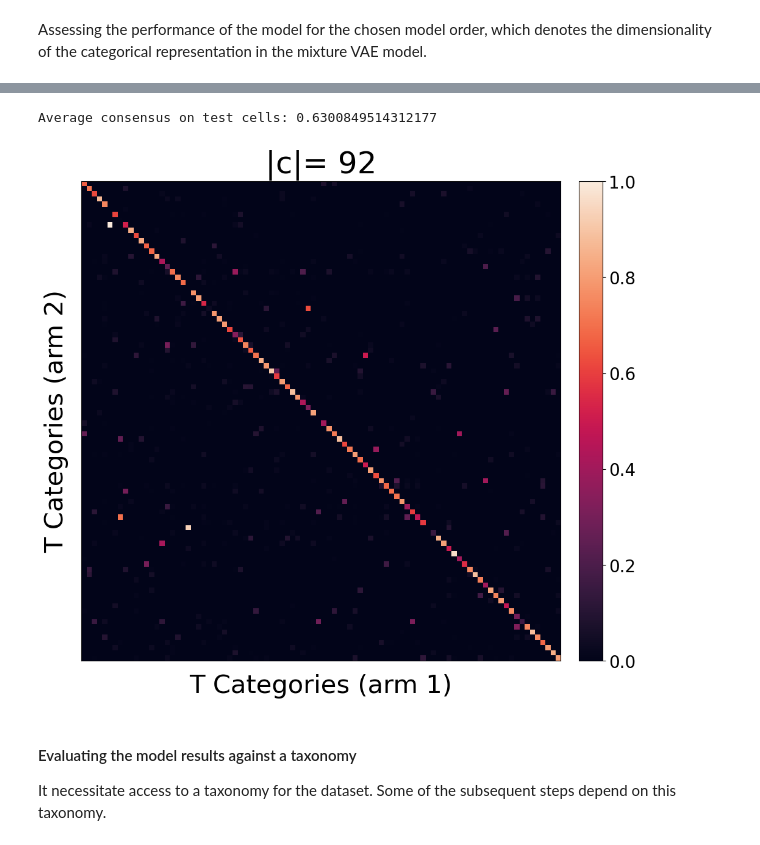
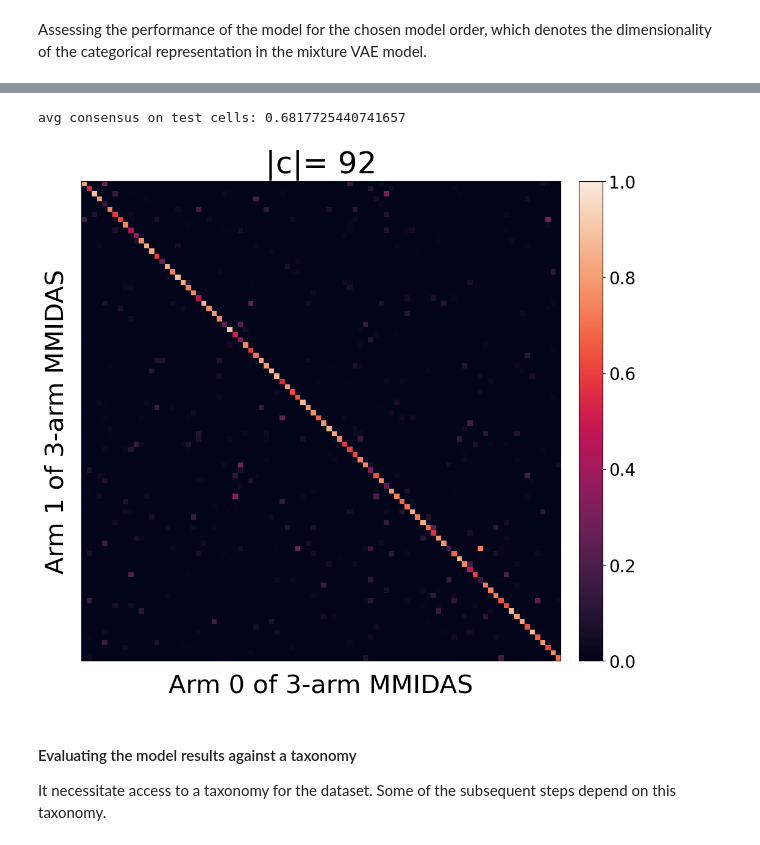
Before and after one commit to AllenInstitute/distributed-vae, a Jupyter notebook: notebooks/3_evaluation.ipynb, the cells around one changed output, grey strips where cells are left out. Saved outputs shown, nothing was run; the diff lists cells and outputs as text; code cells hidden in the pictures.

Commit message:
Implemented plot_consensus(), plot_consensus_circ(), plot_consensus_heatmap(), compute_mi(), and respective plotting functions

```diff
--- a/notebooks/3_evaluation.ipynb
+++ b/notebooks/3_evaluation.ipynb
@@ -204,6 +196,6 @@ Assessing the performance of the model for the chosen model order, which denotes
 # %%
 # selected_model = glob.glob(saving_folder + '/model/cpl_mixVAE_model_after_pruning_' + str(n_categories - model_order) + '*')[0]
 model_order = n_categories
-selected_model = glob.glob(saving_folder + '/model/cpl_mixVAE_model_epoch_before**')[0]
-outcome = summarize_inference(cplMixVAE, selected_model, trainloader)
+selected_model = glob.glob(saving_folder + '/model/cpl_mixVAE_model_before_**')[0]
+outcome = summarize_inference(cplMixVAE, selected_model, train_loader)
 # %% [output]
@@ -211,9 +203,10 @@ IndexError: list index out of range
 # %%
-Run = str
+Run = str | int
 Config = Mapping[str, Any]
 TrainedModelFile = str
 Summary = Mapping[Any, Any]
 Arm = int
+Arms = int
 
 Consensus = float
 MI = float
@@ -221,7 +214,7 @@ MI = float
 TrainedModel = nn.Module
 
 Bias = th.Tensor
-PruningMask = th.Tensor
+PruningMask = th.Tensor | np.ndarray
 PruningIndex = th.Tensor
 
 MixVAE = mixVAE_model
@@ -320,17 +313,11 @@ def compute_summary(m: nn.Module, opt: optim.Optimizer, dl: DataLoader) -> Summa
 def compare(a: tuple[nn.Module, Arm], b: tuple[nn.Module, Arm]) -> Summary:
     return {}
 
-def plot_consensus_circ(s1: tuple[Summary, Arm], s2: tuple[Summary, Arm]) -> Consensus:
-    pass
-
-def plot_consensus_heatmap(s1: tuple[Summary, Arm], s2: tuple[Summary, Arm]) -> Consensus:
-    pass
-
 def plot_mi(s1: tuple[Summary, Arm], s2: tuple[Summary, Arm]) -> MI:
     pass
 
 def plot_mi_heatmap(s1: tuple[Summary, Arm], s2: tuple[Summary, Arm]) -> MI:
     pass
 
-evals(mk_vae(**_mk_vae_cfg(5)), trainloader)
+evals(mk_vae(**_mk_vae_cfg(5)), train_loader)
 # %% [output]
@@ -380,30 +369,32 @@ plt.savefig(saving_folder + f'/consensus_T1_vs_T2_K_{model_order}.png', dpi=600)
 # %%
-cons_mat = outcome['consensus'][0]
+ConsensusMatrix = np.ndarray
 
-plt.figure(figsize=[10,10])
-ax = plt.gca()
-im = ax.imshow(cons_mat, cmap='rocket', vmin=0, vmax=1)
-plt.xlabel('T Categories (arm 1)', fontsize=30, labelpad=15)
-plt.ylabel('T Categories (arm 2)', fontsize=30, labelpad=15)
-plt.xticks([])
-plt.yticks([])
-plt.title('|c|= ' + str(cons_mat.shape[0]), fontsize=36, pad=10)
-divider = make_axes_locatable(ax)
-cax = divider.append_axes("right", size="5%", pad=0.3)
-cbar = plt.colorbar(im, cax=cax)
-for t in cbar.ax.get_yticklabels():
-     t.set_fontsize(20)
-cons_lam = np.mean(np.diag(cons_mat))
+def plot_consensus_heatmap(cm: ConsensusMatrix, axes: tuple[tuple[Arm, Arms, Optional[Run]], tuple[Arm, Arms, Optional[Run]]], savedir: Optional[str]) -> None:
+     plt.figure(figsize=[10,10])
+     ax = plt.gca()
+     im = ax.imshow(cm, cmap='rocket', vmin=0, vmax=1)
+     plt.xlabel(f"Arm {axes[0][0]} of {axes[0][1]}-arm MMIDAS", fontsize=30, labelpad=15)
+     plt.ylabel(f"Arm {axes[1][0]} of {axes[1][1]}-arm MMIDAS", fontsize=30, labelpad=15)
+     plt.xticks([])
+     plt.yticks([])
+     plt.title('|c|= ' + str(cm.shape[0]), fontsize=36, pad=10)
+     divider = make_axes_locatable(ax)
+     cax = divider.append_axes("right", size="5%", pad=0.3)
+     cbar = plt.colorbar(im, cax=cax)
+     for t in cbar.ax.get_yticklabels():
+          t.set_fontsize(20)
 
-plt.tight_layout()
-plt.savefig(saving_folder + f'/norm_consensus_T1_vs_T2_K_{model_order}.png', dpi=300)
-print(f'Average consensus on test cells: {cons_lam}')
+     plt.tight_layout()
+     if savedir:
+          plt.savefig(savedir + f'/consensus_T{get_axis_save(axes[0])}_vs_T{get_axis_save(axes[1])}_K_{cm.shape[0]}.png', dpi=600)
+     print(f'avg consensus on test cells: {np.mean(np.diag(cm))}')
 
+plot_consensus_heatmap(outcome['consensus'][0], ((0, 3, None), (1, 3, None)), saving_folder)
 # maybe check images the model got wrong to see what features got wrong
 # how much noise to give?
 # %% [output]
-Average consensus on test cells: 0.6300849514312177
+avg consensus on test cells: 0.6817725440741657
-[figure, old version]
+[figure, new version]
 # %% [markdown]
 #### Evaluating the model results against a taxonomy
 It necessitate access to a taxonomy for the dataset. Some of the subsequent steps depend on this taxonomy.
```
Also changed, not shown: parts of 19 cells of this notebook, 6 other files.
